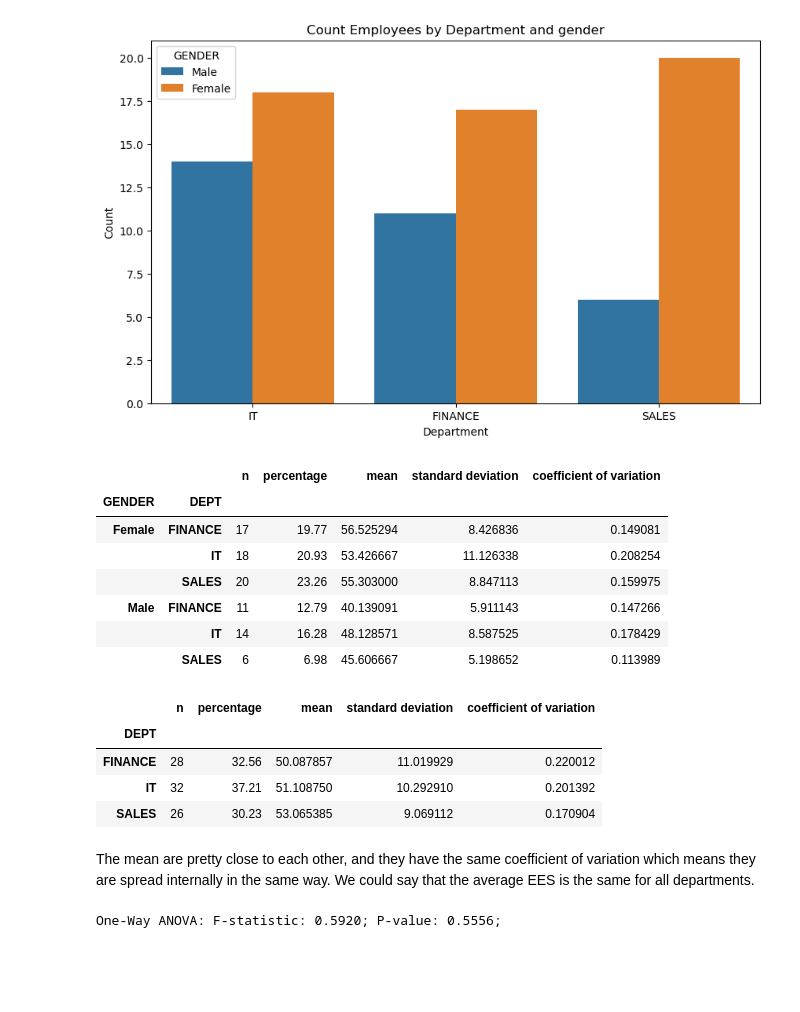
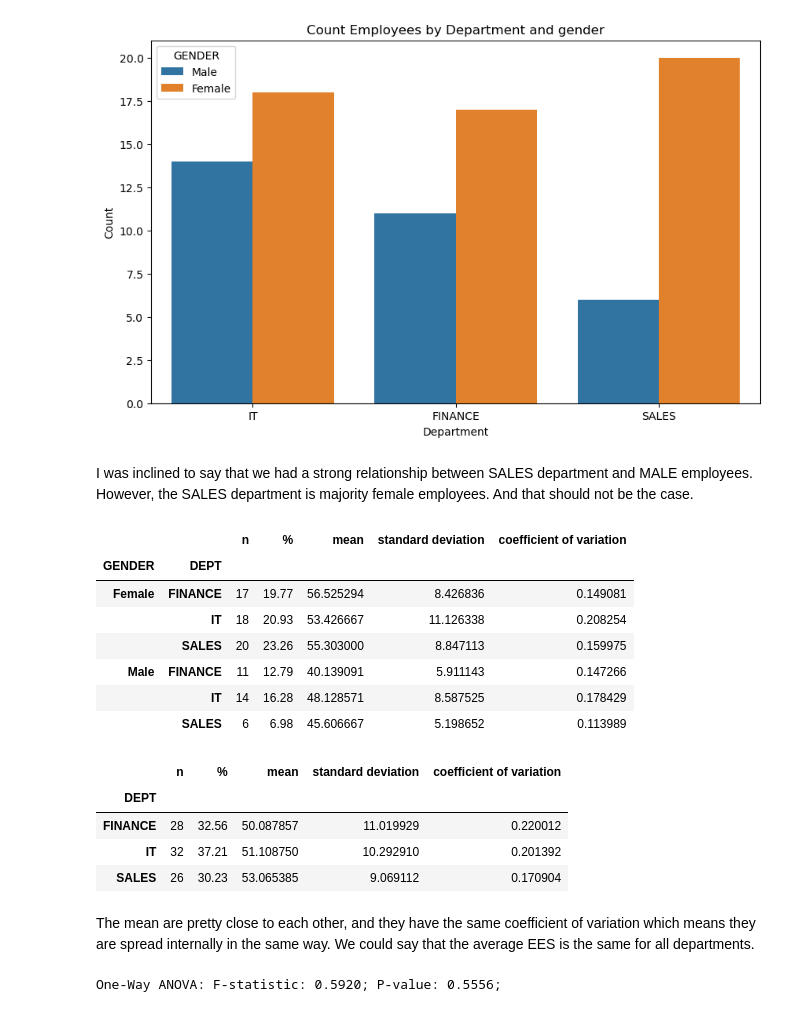
Before and after one commit to bquarkz/master-classes-empty, a Jupyter notebook: notebooks/assignments/m2/assigment_M2U1.ipynb, the cells around one changed output. Saved outputs shown, nothing was run; the diff lists cells and outputs as text; code cells hidden in the pictures; blank space fills up the shorter version.

```diff
--- a/notebooks/assignments/m2/assigment_M2U1.ipynb
+++ b/notebooks/assignments/m2/assigment_M2U1.ipynb
@@ -88,20 +88,21 @@ plt.ylabel('Count')
 plt.show()
 # %% [output]
 [figure]
+# %% [markdown]
+I was inclined to say that we had a strong relationship between SALES department and MALE employees. However, the SALES department is majority female employees. And that should not be the case.
 # %%
 def summary_stats(data_frame, against: str, groups: list[str]):
     summary_df = data_frame.groupby(groups)[against].agg(["count", "mean", "std"])
     total = sum(summary_df['count'])
     summary_df['percentage'] = (summary_df['count'] / total) * 100
     summary_df['percentage'] = summary_df['percentage'].round(2)
     summary_df['cv'] = summary_df['std'] / summary_df['mean']
     summary_df = summary_df[['count', 'percentage', 'mean', 'std', 'cv']]
-    summary_df = summary_df.rename(columns={'count': 'n', 'mean': 'mean', 'std': 'standard deviation', 'cv': 'coefficient of variation'})
-    return summary_df
+    return summary_df.rename(columns={'count': 'n', 'percentage': '%', 'mean': 'mean', 'std': 'standard deviation', 'cv': 'coefficient of variation'})
 
 summary_stats(df, 'EES', ['GENDER', 'DEPT'])
 # %% [output]
-|  |  | n | percentage | mean | standard deviation | coefficient of variation |
+|  |  | n | % | mean | standard deviation | coefficient of variation |
 | GENDER | DEPT |  |  |  |  |  |
 | Female | FINANCE | 17 | 19.77 | 56.525294 | 8.426836 | 0.149081 |
 |  | IT | 18 | 20.93 | 53.426667 | 11.126338 | 0.208254 |
@@ -109,16 +110,16 @@ summary_stats(df, 'EES', ['GENDER', 'DEPT'])
 | Male | FINANCE | 11 | 12.79 | 40.139091 | 5.911143 | 0.147266 |
 |  | IT | 14 | 16.28 | 48.128571 | 8.587525 | 0.178429 |
 |  | SALES | 6 | 6.98 | 45.606667 | 5.198652 | 0.113989 |
-# %%
-summary_stats(df, 'EES', ['DEPT'])
-# %% [output]
-|  | n | percentage | mean | standard deviation | coefficient of variation |
-| DEPT |  |  |  |  |  |
-| FINANCE | 28 | 32.56 | 50.087857 | 11.019929 | 0.220012 |
-| IT | 32 | 37.21 | 51.108750 | 10.292910 | 0.201392 |
-| SALES | 26 | 30.23 | 53.065385 | 9.069112 | 0.170904 |
-# %% [markdown]
-The mean are pretty close to each other, and they have the same coefficient of variation which means they are spread internally in the same way. We could say that the average EES is the same for all departments.
+# %%
+summary_stats(df, 'EES', ['DEPT'])
+# %% [output]
+|  | n | % | mean | standard deviation | coefficient of variation |
+| DEPT |  |  |  |  |  |
+| FINANCE | 28 | 32.56 | 50.087857 | 11.019929 | 0.220012 |
+| IT | 32 | 37.21 | 51.108750 | 10.292910 | 0.201392 |
+| SALES | 26 | 30.23 | 53.065385 | 9.069112 | 0.170904 |
+# %% [markdown]
+The mean are pretty close to each other, and they have the same coefficient of variation which means they are spread internally in the same way. We could say that the average EES is the same for all departments.
 # %%
 from scipy.stats import f_oneway
 departments = {dept for dept in df['DEPT']}
```
Also changed, not shown: parts of 2 cells of this notebook.
